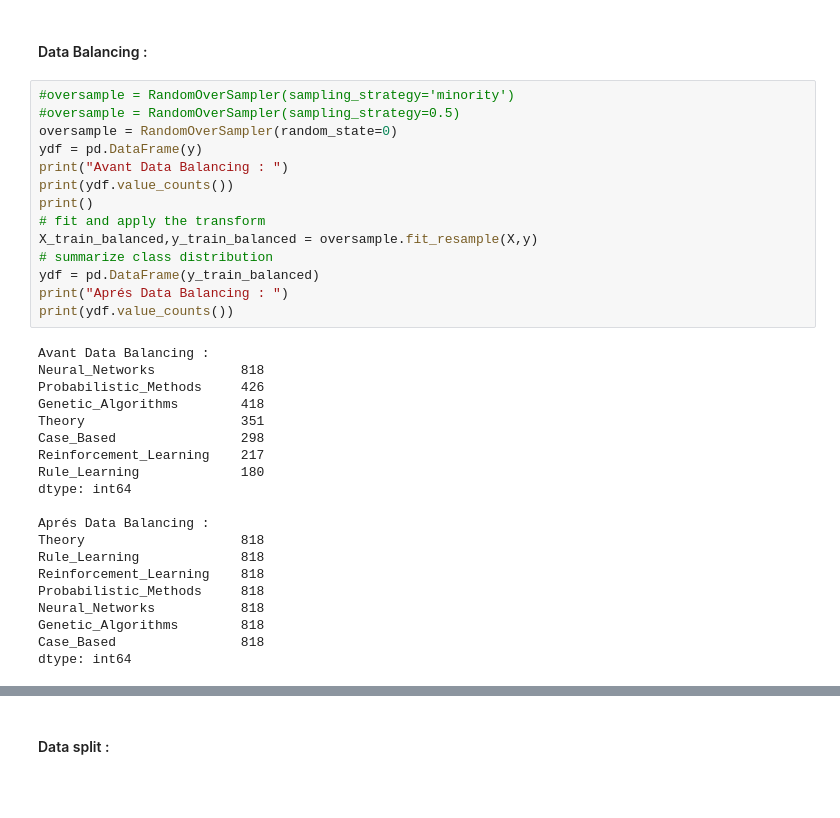
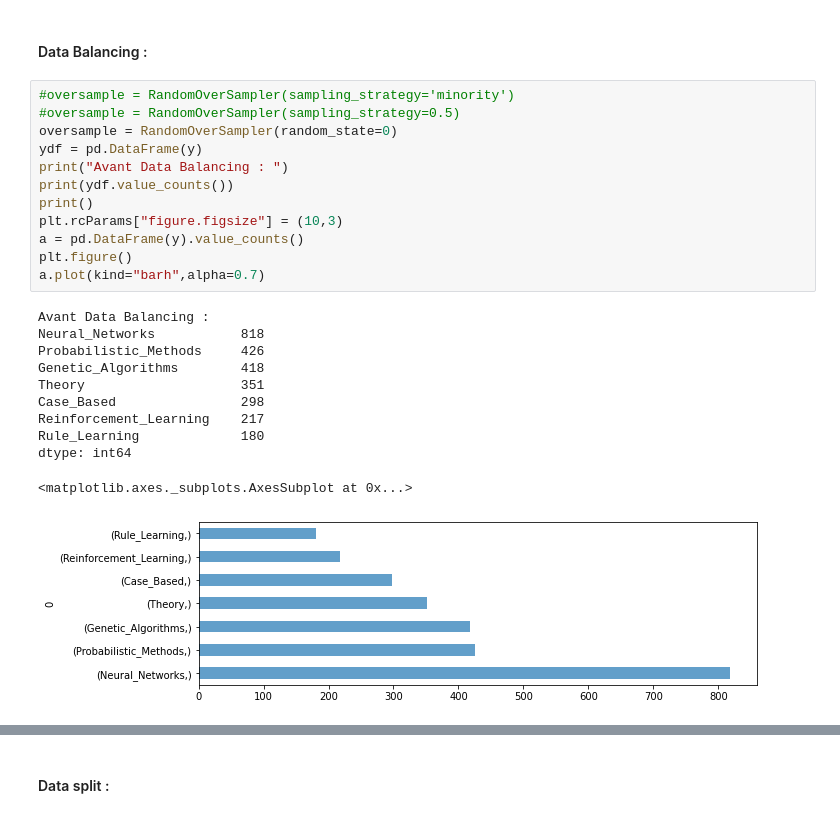
Before and after one commit to SeyfGoumeida/Supervised_Learning_Cora_Citeseed_PubMed, a Jupyter notebook: Projet_«_Apprentissage_supervisé_».ipynb, the cells around one changed output, grey strips where cells are left out. Saved outputs shown, nothing was run; the diff lists cells and outputs as text; blank space fills up the shorter version.

```diff
--- a/Projet_«_Apprentissage_supervisé_».ipynb
+++ b/Projet_«_Apprentissage_supervisé_».ipynb
@@ -331,34 +299,24 @@ resultat_2 = []
 # %%
 #oversample = RandomOverSampler(sampling_strategy='minority')
 #oversample = RandomOverSampler(sampling_strategy=0.5)
 oversample = RandomOverSampler(random_state=0)
 ydf = pd.DataFrame(y)
 print("Avant Data Balancing : ")
 print(ydf.value_counts())
 print()
-# fit and apply the transform
-X_train_balanced,y_train_balanced = oversample.fit_resample(X,y)
-# summarize class distribution
-ydf = pd.DataFrame(y_train_balanced)
-print("Aprés Data Balancing : ")
-print(ydf.value_counts())
+plt.rcParams["figure.figsize"] = (10,3)
+a = pd.DataFrame(y).value_counts()
+plt.figure()
+a.plot(kind="barh",alpha=0.7)
 # %% [output]
 Avant Data Balancing :
 Neural_Networks           818
 Probabilistic_Methods     426
 Genetic_Algorithms        418
 Theory                    351
 Case_Based                298
 Reinforcement_Learning    217
 Rule_Learning             180
 dtype: int64
-
-Aprés Data Balancing :
-Theory                    818
-Rule_Learning             818
-Reinforcement_Learning    818
-Probabilistic_Methods     818
-Neural_Networks           818
-Genetic_Algorithms        818
-Case_Based                818
-dtype: int64
+<matplotlib.axes._subplots.AxesSubplot at 0x...>
+[figure, added]
```
Also changed, not shown: parts of 134 cells of this notebook.
